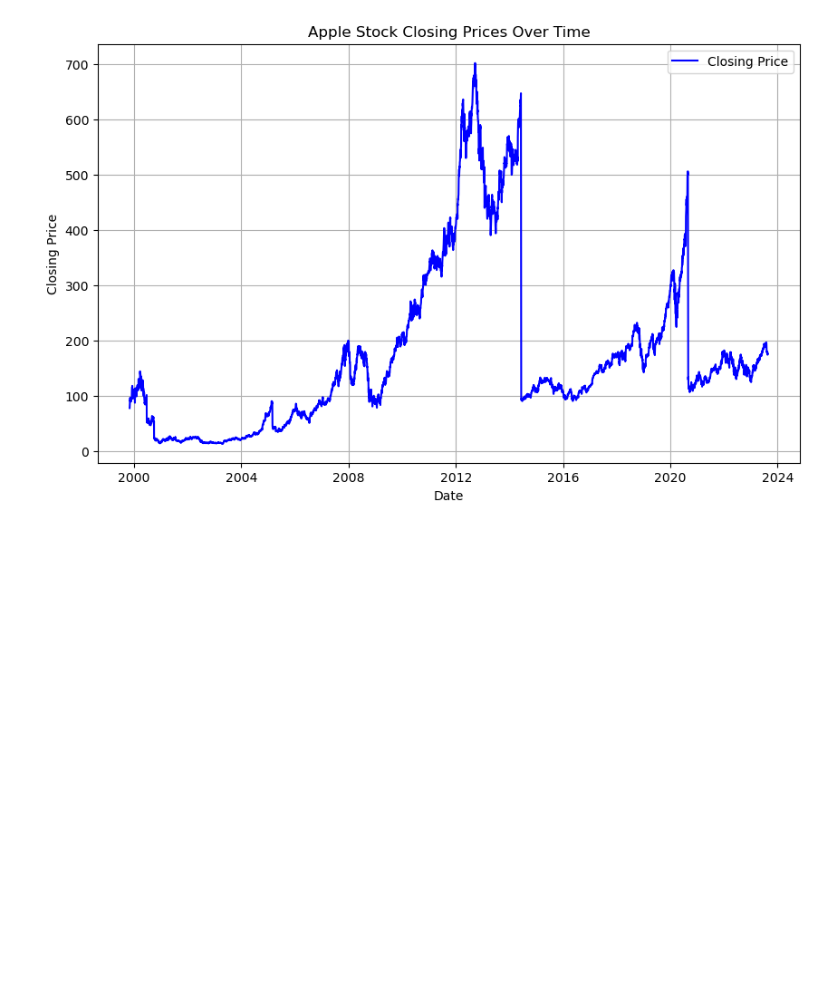
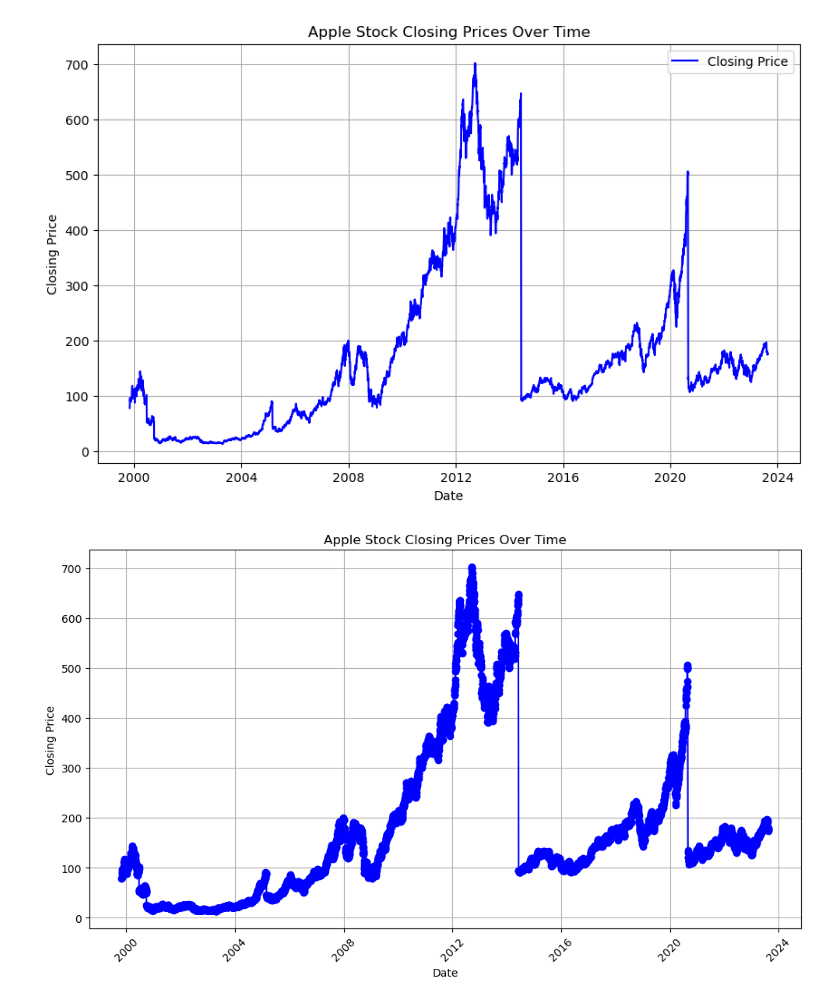
Before and after one commit to TARUNABANSALA/stockprice_analysis, a Jupyter notebook: stockprice_timeseries_analysis.ipynb, the cells around one changed output. Saved outputs shown, nothing was run; the diff lists cells and outputs as text; code cells hidden in the pictures; blank space fills up the shorter version.

```diff
--- a/stockprice_timeseries_analysis.ipynb
+++ b/stockprice_timeseries_analysis.ipynb
@@ -85,3 +85,18 @@ plt.grid(True)
 plt.show()
 # %% [output]
 [figure]
+# %%
+# Create the line chart
+
+plt.figure(figsize=(10, 6))
+plt.plot(APPL_stocks_df.index, APPL_stocks_df['Close'], marker='o', linestyle='-', color='blue')
+plt.title('Apple Stock Closing Prices Over Time')
+plt.xlabel('Date')
+plt.ylabel('Closing Price')
+plt.grid(True)
+plt.xticks(rotation=45)
+plt.tight_layout()
+
+plt.show()
+# %% [output]
+[figure, added]
```
Also changed, not shown: parts of 10 cells of this notebook.
